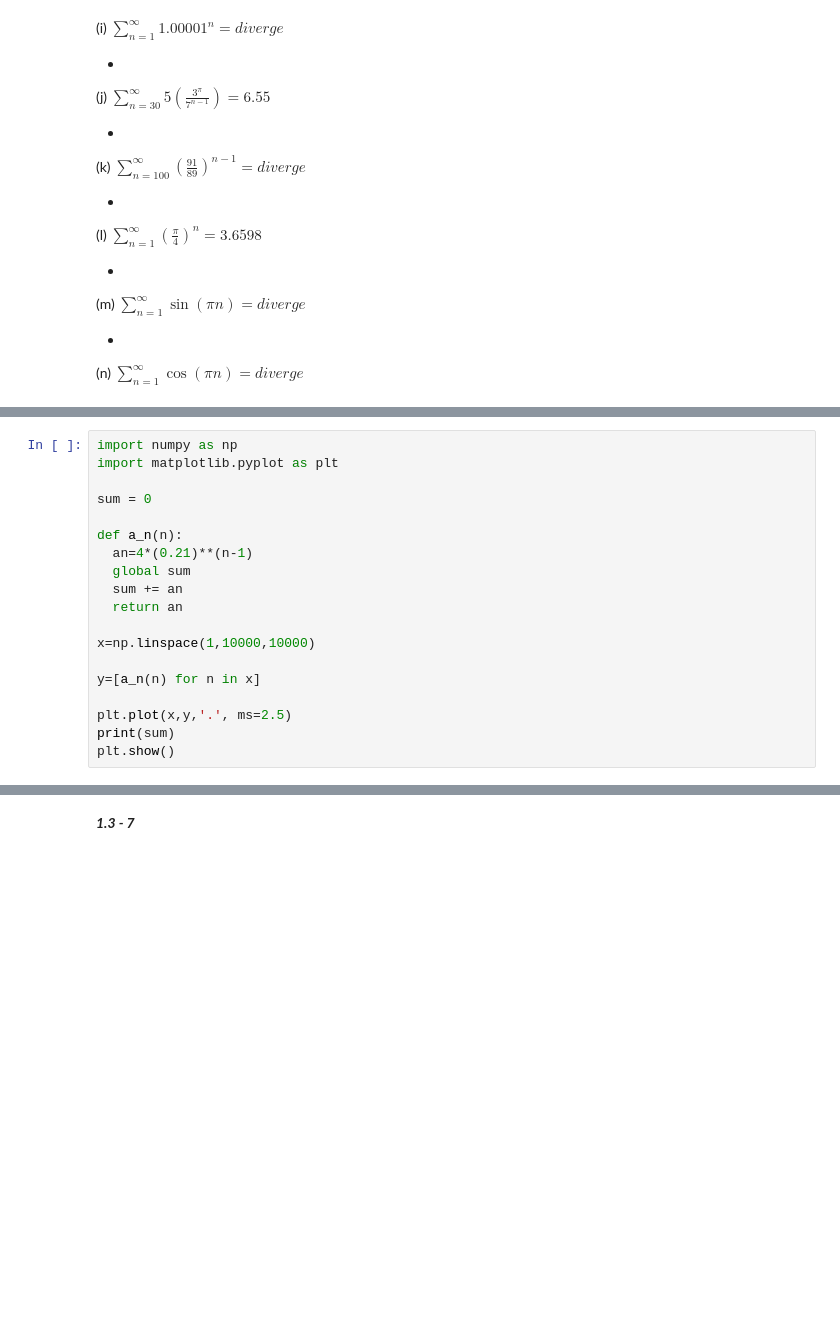
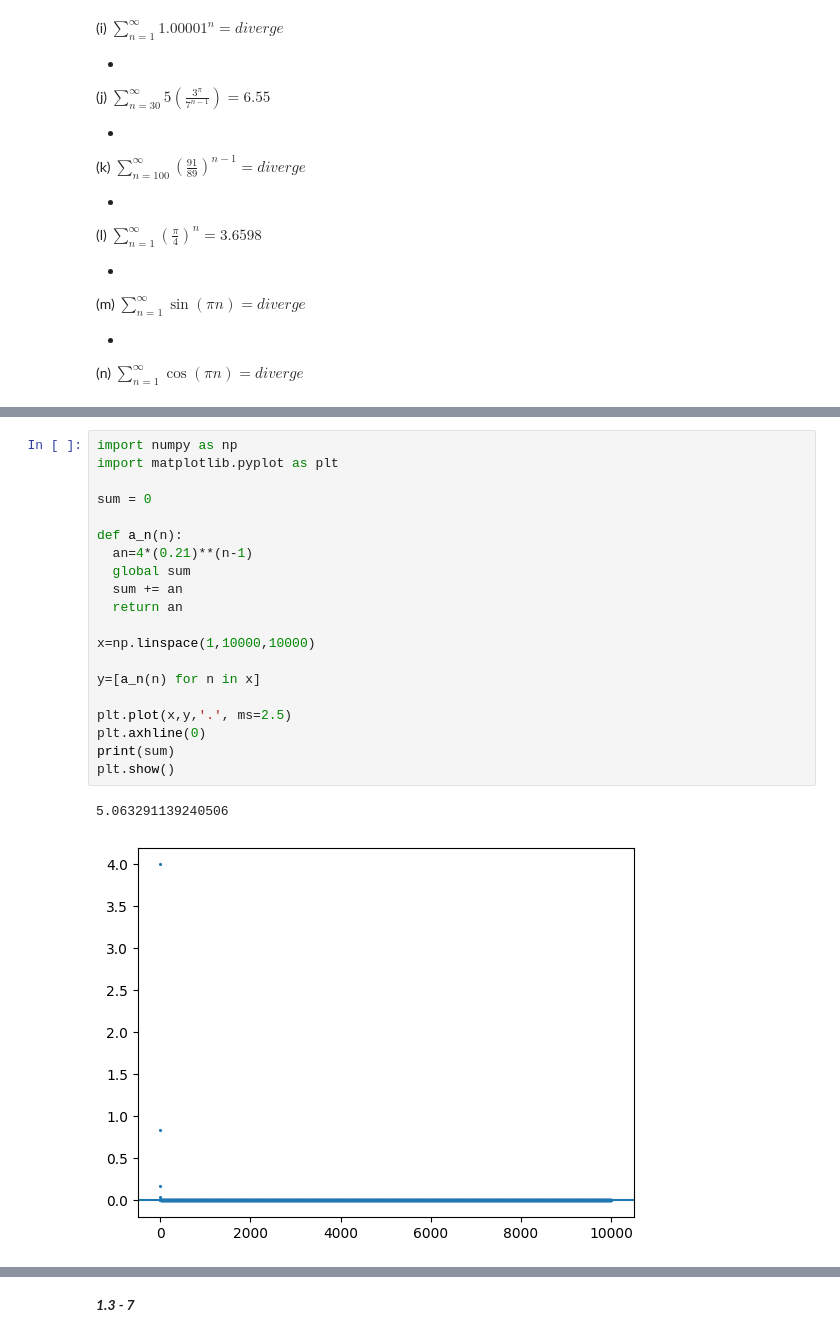
Before and after one commit to NSP2007/tareas-MatechoApli, a Jupyter notebook: TallerDeSuceciones.ipynb, the cells around one changed output, grey strips where cells are left out. Drawn from its saved outputs; the diff is of its cells as text; blank space fills up the shorter version.

```diff
--- a/TallerDeSuceciones.ipynb
+++ b/TallerDeSuceciones.ipynb
@@ -413,22 +416,26 @@ plt.show()
 # %%
 import numpy as np
 import matplotlib.pyplot as plt
 
 sum = 0
 
 def a_n(n):
   an=4*(0.21)**(n-1)
   global sum
   sum += an
   return an
 
 x=np.linspace(1,10000,10000)
 
 y=[a_n(n) for n in x]
 
 plt.plot(x,y,'.', ms=2.5)
+plt.axhline(0)
 print(sum)
 plt.show()
+# %% [output]
+5.063291139240506
+[figure, added]
 # %%
 import numpy as np
 import matplotlib.pyplot as plt
```
Also changed, not shown: parts of 8 cells of this notebook.
